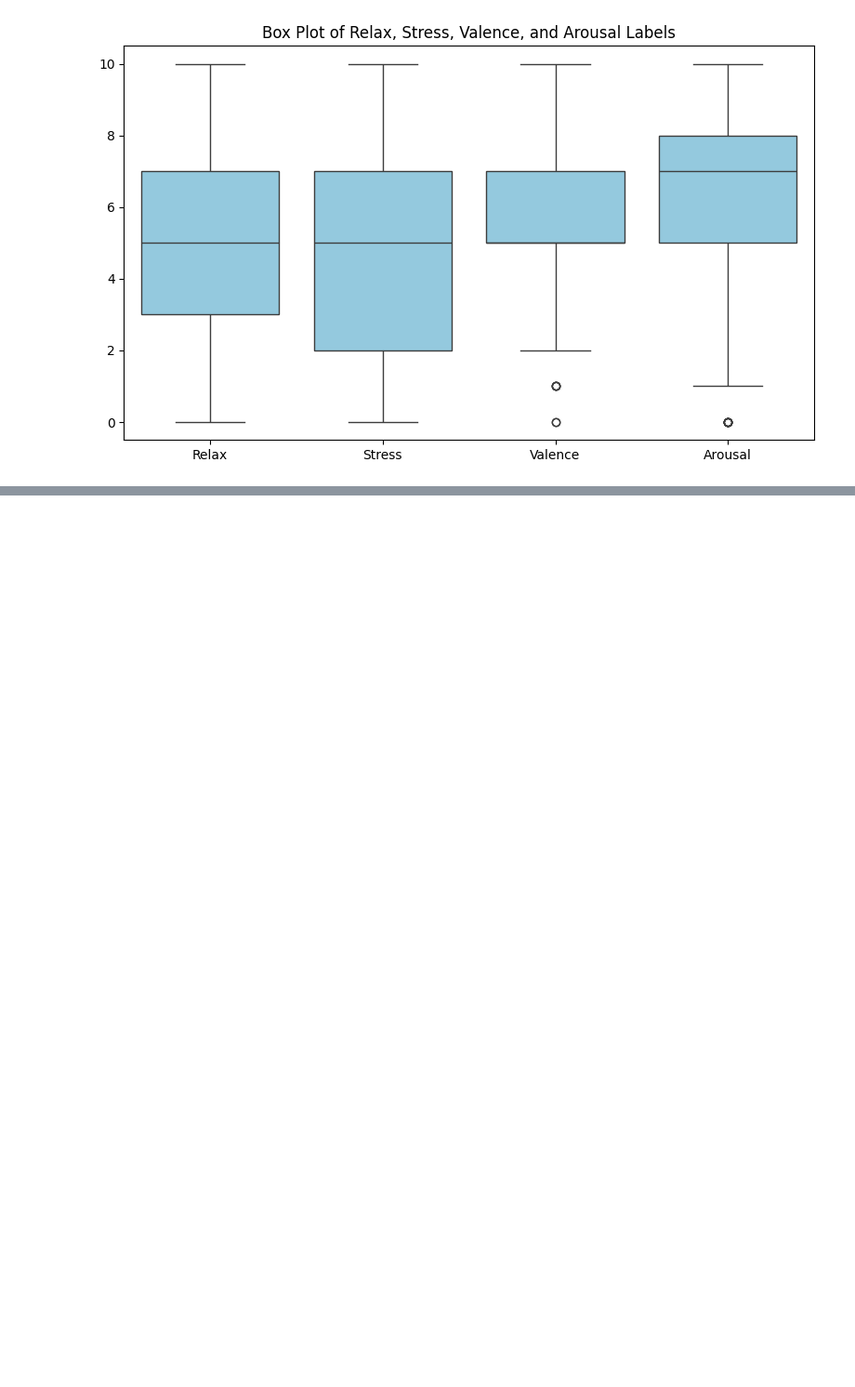
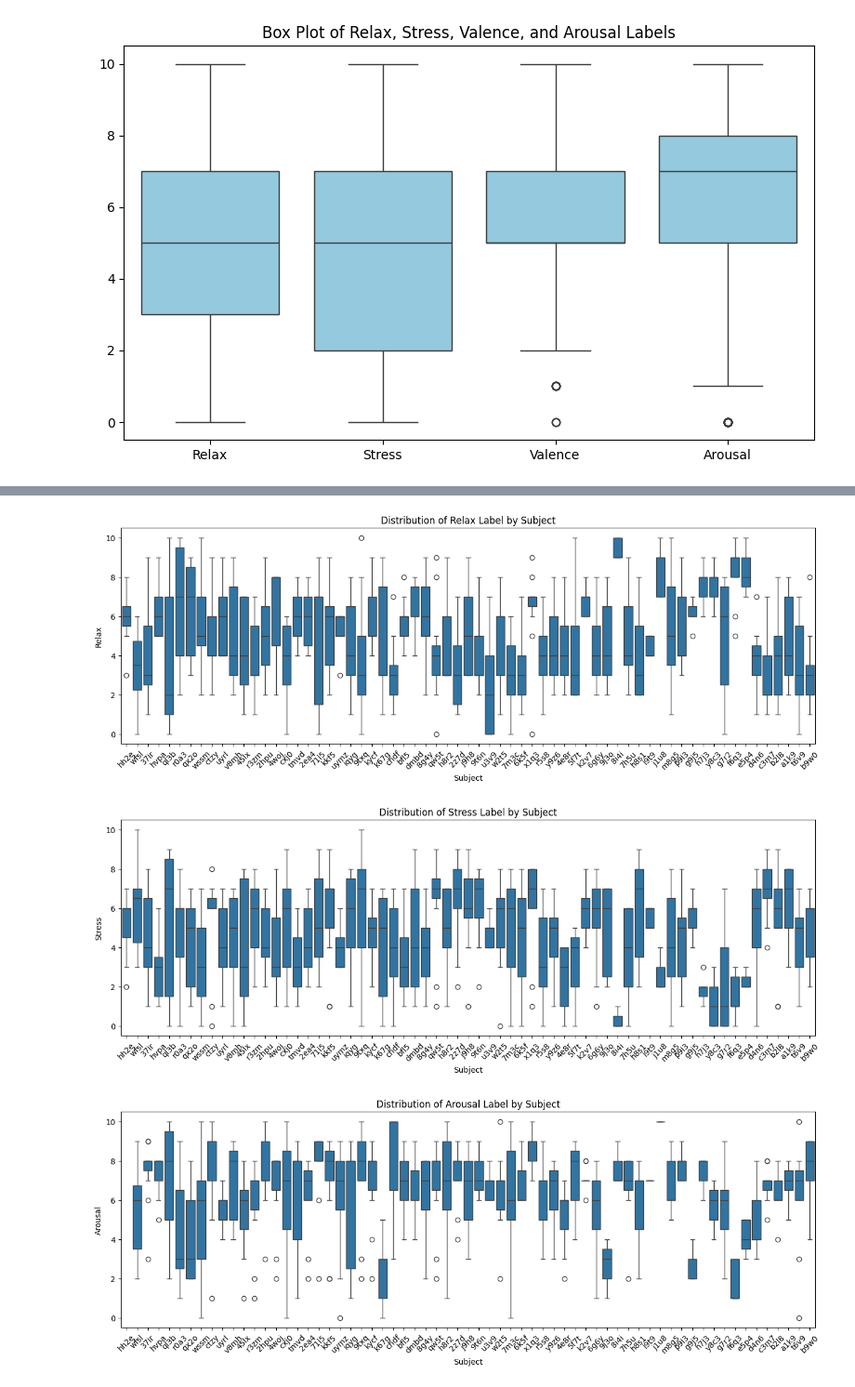
Before and after one commit to raz0208/Stress-Detection-by-Multimodal-Dataset, a Jupyter notebook: eda.ipynb, the cells around one changed output, grey strips where cells are left out. Shown at 93% size. Cells and saved outputs as stored; diff of their text form; code cells hidden in the pictures; blank space fills up the shorter version.

```diff
--- a/eda.ipynb
+++ b/eda.ipynb
@@ -113,11 +113,11 @@ Labels DataFrame with Subject-Task Combinations:
 4 rows × 715 columns
 # %%
 # Transpose the labels DataFrame to have unique keys as rows and the corresponding values as columns
-labels = labels.transpose()
-labels.columns = ['Relax', 'Stress', 'Valence', 'Arousal']
+self_assessment_t = labels.transpose()
+self_assessment_t.columns = ['Relax', 'Stress', 'Valence', 'Arousal']
 print("\nTransposed Labels DataFrame:")
-print(labels[:20])
-print(f"\nShape of Labels DataFrame: {labels.shape}")
+print(self_assessment_t[:20])
+print(f"\nShape of Labels DataFrame: {self_assessment_t.shape}")
 
 # # Save the labels DataFrame to a CSV file
 # labels.to_csv('/data/labels.csv', index=True)
@@ -178,0 +184,33 @@ plt.show()
+# %%
+# Visualize the distribution of grouped by subjects across all tasks and assessment
+self_assessment_t['Subject'] = self_assessment_t.index.str.split('_').str[0]
+plt.figure(figsize=(16, 5))
+sns.boxplot(x='Subject', y='Relax', data=self_assessment_t)
+plt.title('Distribution of Relax Label by Subject')
+plt.xticks(rotation=45)
+plt.show()
+
+# Visualize the distribution of grouped by subjects across all tasks and assessment
+plt.figure(figsize=(16, 5))
+sns.boxplot(x='Subject', y='Stress', data=self_assessment_t)
+plt.title('Distribution of Stress Label by Subject')
+plt.xticks(rotation=45)
+plt.show()
+
+# Visualize the distribution of grouped by subjects across all tasks and assessment
+plt.figure(figsize=(16, 5))
+sns.boxplot(x='Subject', y='Arousal', data=self_assessment_t)
+plt.title('Distribution of Arousal Label by Subject')
+plt.xticks(rotation=45)
+plt.show()
+
+# Visualize the distribution of grouped by subjects across all tasks and assessment
+plt.figure(figsize=(16, 5))
+sns.boxplot(x='Subject', y='Valence', data=self_assessment_t)
+plt.title('Distribution of Valence Label by Subject')
+plt.xticks(rotation=45)
+plt.show()
+# %% [output]
+[figure, added]
+[figure, added]
+[figure, added]
```
Also changed, not shown: parts of 10 cells of this notebook, 2 other files.
